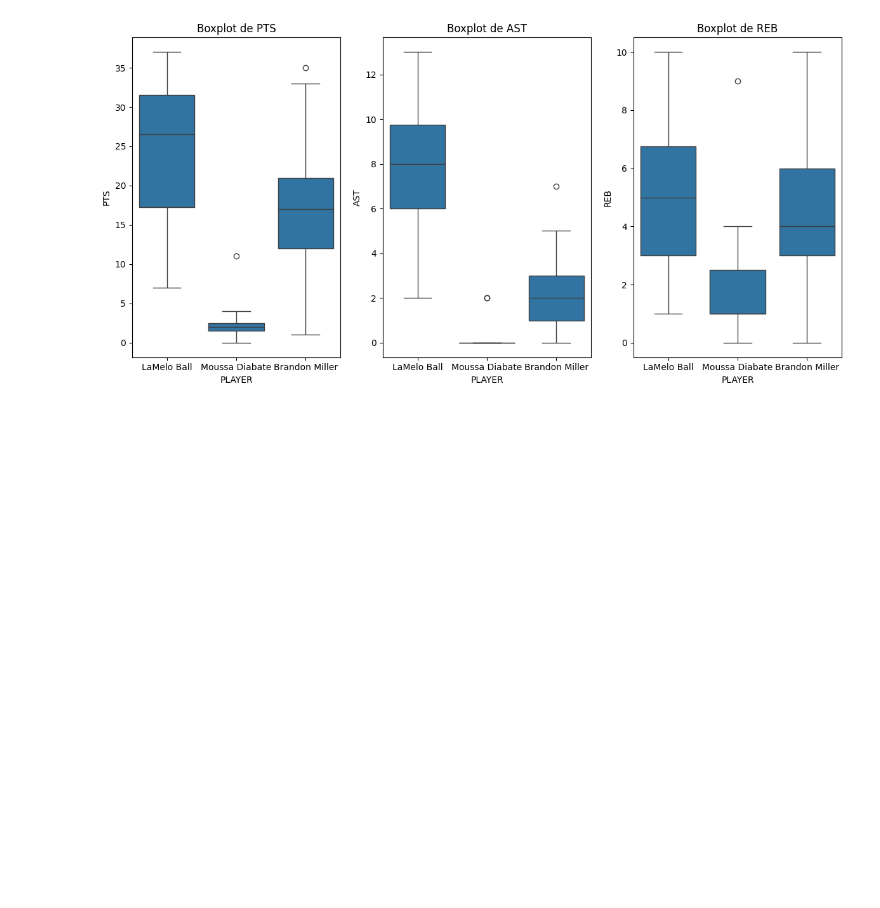
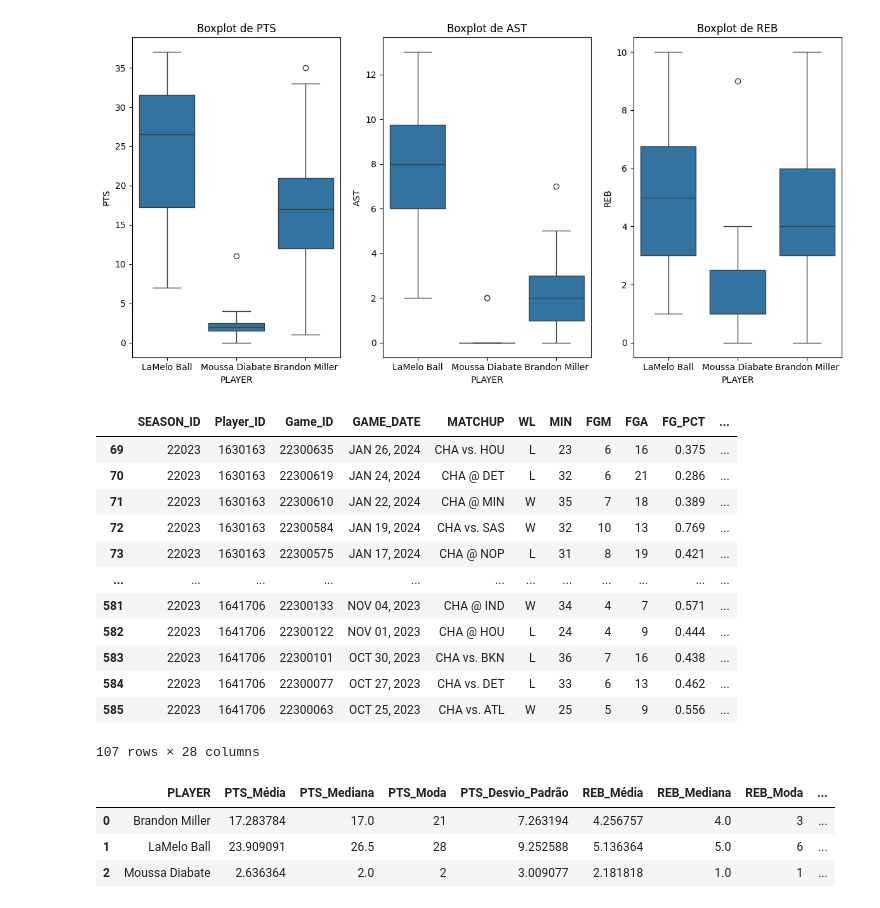
Before and after one commit to genarioazevedoufape/preditor_jogos_nba, a Jupyter notebook: EDA/eda_parte_2.ipynb, the cells around one changed output. Drawn from its saved outputs; the diff is of its cells as text; code cells hidden in the pictures; blank space fills up the shorter version.

```diff
--- a/EDA/eda_parte_2.ipynb
+++ b/EDA/eda_parte_2.ipynb
@@ -473,3 +473,48 @@ Try using .loc[row_indexer,col_indexer] = value instead
 See the caveats in the documentation: https://pandas.pydata.org/pandas-docs/stable/user_guide/indexing.html#returning-a-view-versus-a-copy
   df_filtered['PLAYER'] = df_filtered['Player_ID'].map(player_names)
 [figure]
+# %%
+import pandas as pd
+import matplotlib.pyplot as plt
+import seaborn as sns
+
+# Carregar os dados salvos anteriormente
+df = pd.read_csv("jogos_charlotte_hornets.csv")
+
+# IDs e nomes dos jogadores monitorados
+player_ids = {1630163: "LaMelo Ball", 1631217: "Moussa Diabate", 1641706: "Brandon Miller"}
+
+# Filtrando apenas os jogadores desejados
+df = df[df["Player_ID"].isin(player_ids.keys())]
+
+# Adicionando a coluna de nome do jogador
+df["PLAYER"] = df["Player_ID"].map(player_ids)
+
+df
+# %% [output]
+|  | SEASON_ID | Player_ID | Game_ID | GAME_DATE | MATCHUP | WL | MIN | FGM | FGA | FG_PCT | ... |
+| 69 | 22023 | 1630163 | 22300635 | JAN 26, 2024 | CHA vs. HOU | L | 23 | 6 | 16 | 0.375 | ... |
+| 70 | 22023 | 1630163 | 22300619 | JAN 24, 2024 | CHA @ DET | L | 32 | 6 | 21 | 0.286 | ... |
+| 71 | 22023 | 1630163 | 22300610 | JAN 22, 2024 | CHA @ MIN | W | 35 | 7 | 18 | 0.389 | ... |
+| 72 | 22023 | 1630163 | 22300584 | JAN 19, 2024 | CHA vs. SAS | W | 32 | 10 | 13 | 0.769 | ... |
+| 73 | 22023 | 1630163 | 22300575 | JAN 17, 2024 | CHA @ NOP | L | 31 | 8 | 19 | 0.421 | ... |
+| ... | ... | ... | ... | ... | ... | ... | ... | ... | ... | ... | ... |
+| 581 | 22023 | 1641706 | 22300133 | NOV 04, 2023 | CHA @ IND | W | 34 | 4 | 7 | 0.571 | ... |
+| 582 | 22023 | 1641706 | 22300122 | NOV 01, 2023 | CHA @ HOU | L | 24 | 4 | 9 | 0.444 | ... |
+| 583 | 22023 | 1641706 | 22300101 | OCT 30, 2023 | CHA vs. BKN | L | 36 | 7 | 16 | 0.438 | ... |
+| 584 | 22023 | 1641706 | 22300077 | OCT 27, 2023 | CHA vs. DET | L | 33 | 6 | 13 | 0.462 | ... |
+| 585 | 22023 | 1641706 | 22300063 | OCT 25, 2023 | CHA vs. ATL | W | 25 | 5 | 9 | 0.556 | ... |
+107 rows × 28 columns
+# %%
+# Estatísticas por jogador
+df_stats = df.groupby("PLAYER")[["PTS", "REB", "AST"]].agg(["mean", "median", lambda x: x.mode().values[0], "std"])
+df_stats.columns = ["PTS_Média", "PTS_Mediana", "PTS_Moda", "PTS_Desvio_Padrão",
+                    "REB_Média", "REB_Mediana", "REB_Moda", "REB_Desvio_Padrão",
+                    "AST_Média", "AST_Mediana", "AST_Moda", "AST_Desvio_Padrão"]
+df_stats.reset_index(inplace=True)
+df_stats
+# %% [output]
+|  | PLAYER | PTS_Média | PTS_Mediana | PTS_Moda | PTS_Desvio_Padrão | REB_Média | REB_Mediana | REB_Moda | ... |
+| 0 | Brandon Miller | 17.283784 | 17.0 | 21 | 7.263194 | 4.256757 | 4.0 | 3 | ... |
+| 1 | LaMelo Ball | 23.909091 | 26.5 | 28 | 9.252588 | 5.136364 | 5.0 | 6 | ... |
+| 2 | Moussa Diabate | 2.636364 | 2.0 | 2 | 3.009077 | 2.181818 | 1.0 | 1 | ... |
```
Also changed, not shown: parts of 2 cells of this notebook.
